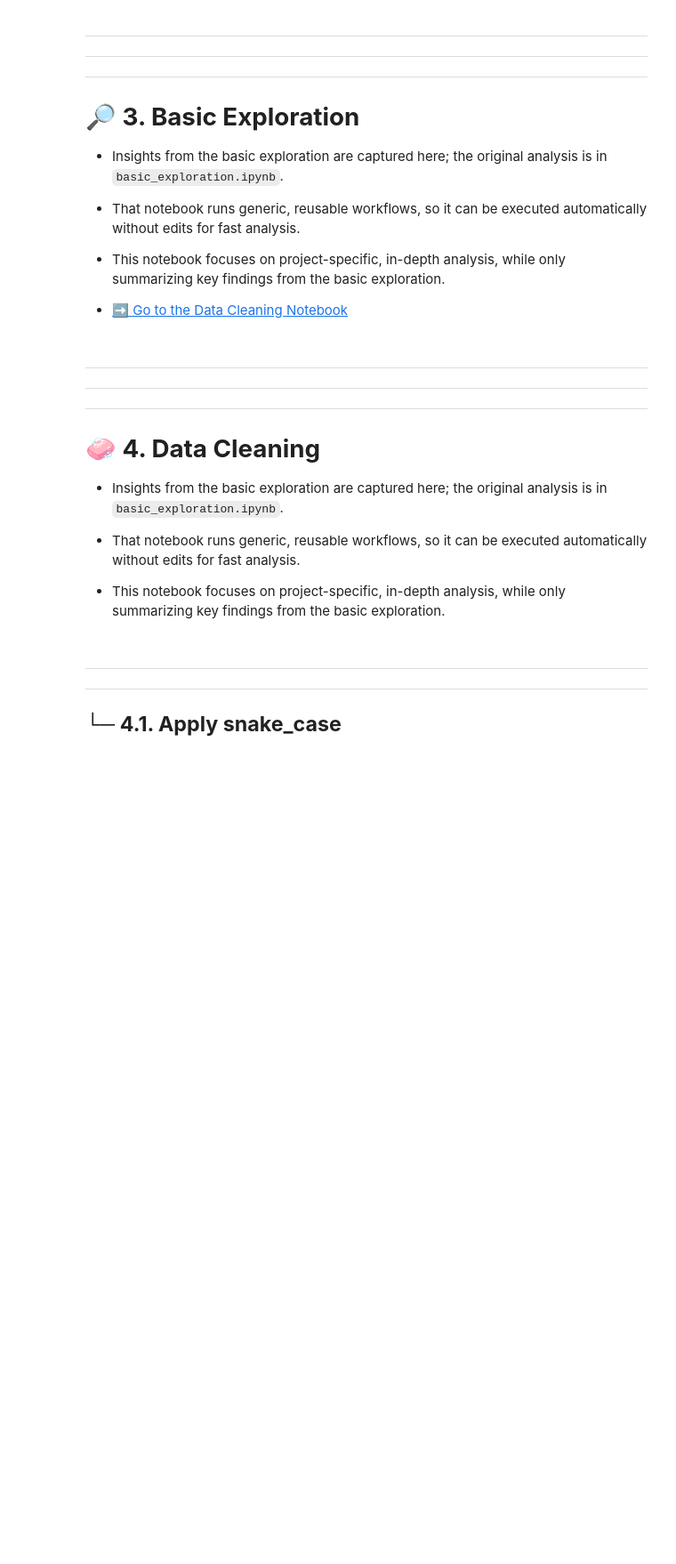
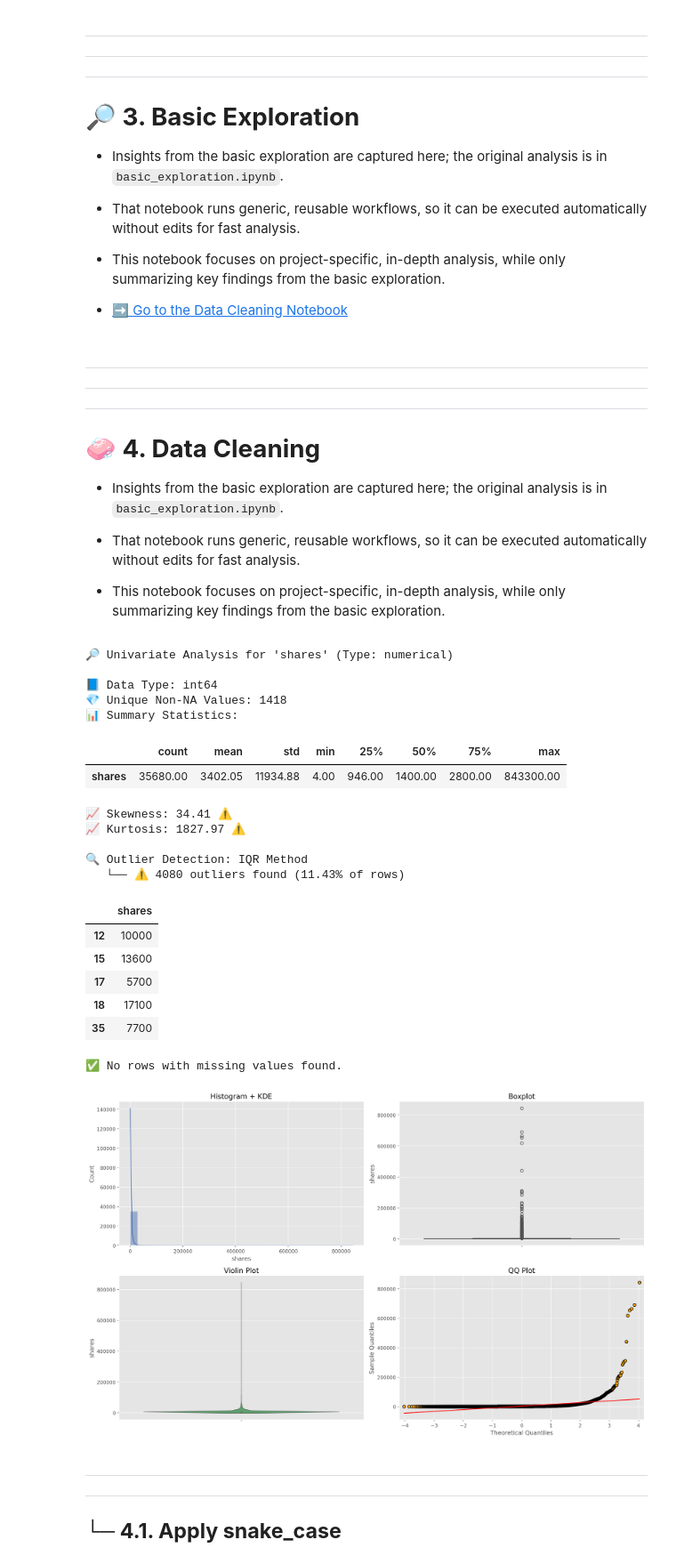
Before and after one commit to JoelNgiamKeeYong/ezflow-supervised-ml, a Jupyter notebook: notebooks/eda.ipynb, the cells around one changed output. Shown at 89% size. Drawn from its saved outputs; the diff is of its cells as text; code cells hidden in the pictures; blank space fills up the shorter version.

```diff
--- a/notebooks/eda.ipynb
+++ b/notebooks/eda.ipynb
@@ -183,7 +183,28 @@ from src.data_cleaner import DataCleaner
 explorer = DataExplorer()
 cleaner = DataCleaner(config=config)
 # %%
-# explorer.perform_univariate_analysis(df=df, feature="URL")
+explorer.perform_univariate_analysis(df=df, feature="shares")
+# %% [output]
+🔎 Univariate Analysis for 'shares' (Type: numerical)
+
+📘 Data Type: int64
+💎 Unique Non-NA Values: 1418
+📊 Summary Statistics:
+|  | count | mean | std | min | 25% | 50% | 75% | max |
+| shares | 35680.00 | 3402.05 | 11934.88 | 4.00 | 946.00 | 1400.00 | 2800.00 | 843300.00 |
+📈 Skewness: 34.41 ⚠️
+📈 Kurtosis: 1827.97 ⚠️
+
+🔍 Outlier Detection: IQR Method
+   └── ⚠️ 4080 outliers found (11.43% of rows)
+|  | shares |
+| 12 | 10000 |
+| 15 | 13600 |
+| 17 | 5700 |
+| 18 | 17100 |
+| 35 | 7700 |
+✅ No rows with missing values found.
+[figure, added]
 # %% [markdown]
 ---
 ---
```
Also changed, not shown: 12 other files.
